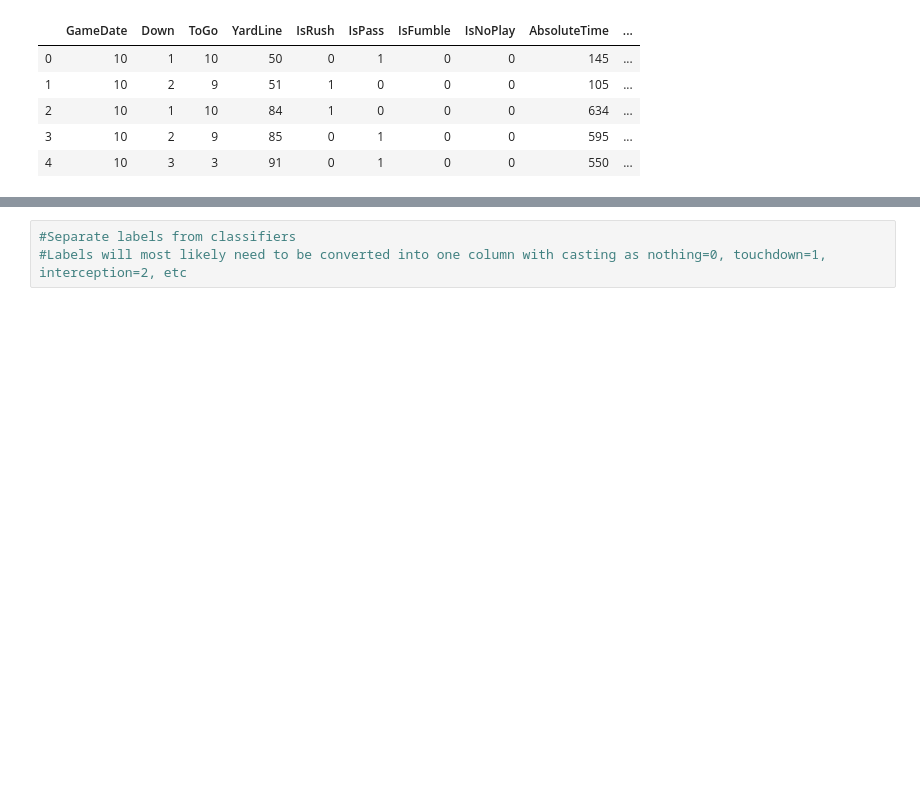
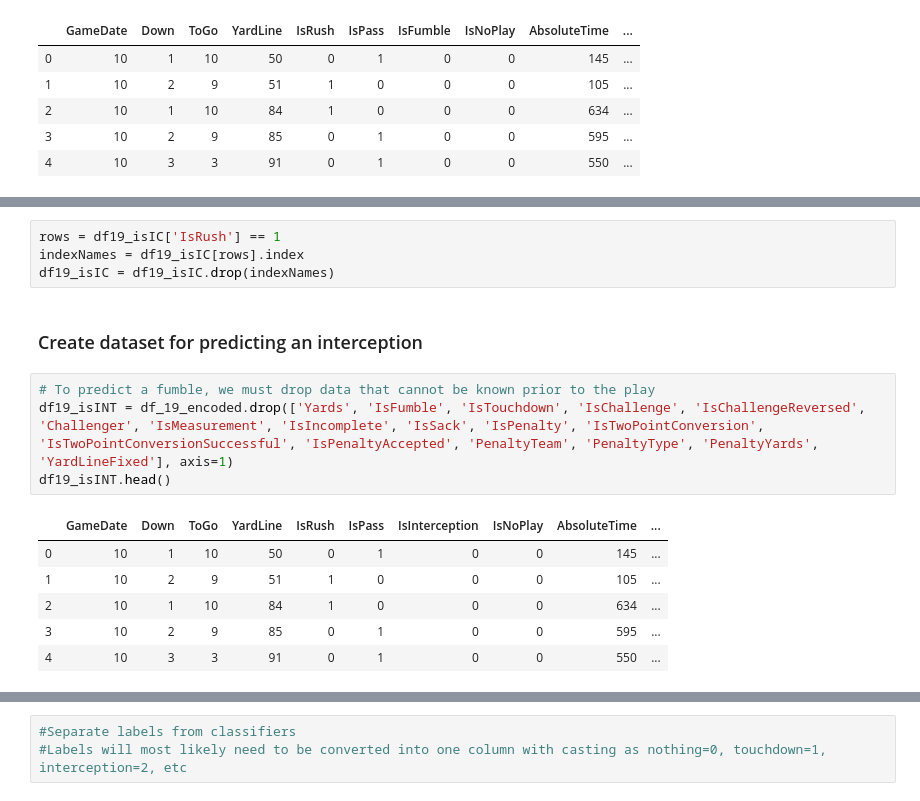
Before and after one commit to BryceHolladay/dataanalproj, a Jupyter notebook: Data Analytics Project.ipynb, the cells around one changed output, grey strips where cells are left out. Saved outputs shown, nothing was run; the diff lists cells and outputs as text; blank space fills up the shorter version.

```diff
--- a/Data Analytics Project.ipynb
+++ b/Data Analytics Project.ipynb
@@ -253,0 +270,17 @@ df19_isFum.head()
+# %%
+rows = df19_isIC['IsRush'] == 1
+indexNames = df19_isIC[rows].index
+df19_isIC = df19_isIC.drop(indexNames)
+# %% [markdown]
+### Create dataset for predicting an interception
+# %%
+# To predict a fumble, we must drop data that cannot be known prior to the play
+df19_isINT = df_19_encoded.drop(['Yards', 'IsFumble', 'IsTouchdown', 'IsChallenge', 'IsChallengeReversed', 'Challenger', 'IsMeasurement', 'IsIncomplete', 'IsSack', 'IsPenalty', 'IsTwoPointConversion', 'IsTwoPointConversionSuccessful', 'IsPenaltyAccepted', 'PenaltyTeam', 'PenaltyType', 'PenaltyYards', 'YardLineFixed'], axis=1)
+df19_isINT.head()
+# %% [output]
+|  | GameDate | Down | ToGo | YardLine | IsRush | IsPass | IsInterception | IsNoPlay | AbsoluteTime | ... |
+| 0 | 10 | 1 | 10 | 50 | 0 | 1 | 0 | 0 | 145 | ... |
+| 1 | 10 | 2 | 9 | 51 | 1 | 0 | 0 | 0 | 105 | ... |
+| 2 | 10 | 1 | 10 | 84 | 1 | 0 | 0 | 0 | 634 | ... |
+| 3 | 10 | 2 | 9 | 85 | 0 | 1 | 0 | 0 | 595 | ... |
+| 4 | 10 | 3 | 3 | 91 | 0 | 1 | 0 | 0 | 550 | ... |
```
Also changed, not shown: parts of 12 cells of this notebook.
